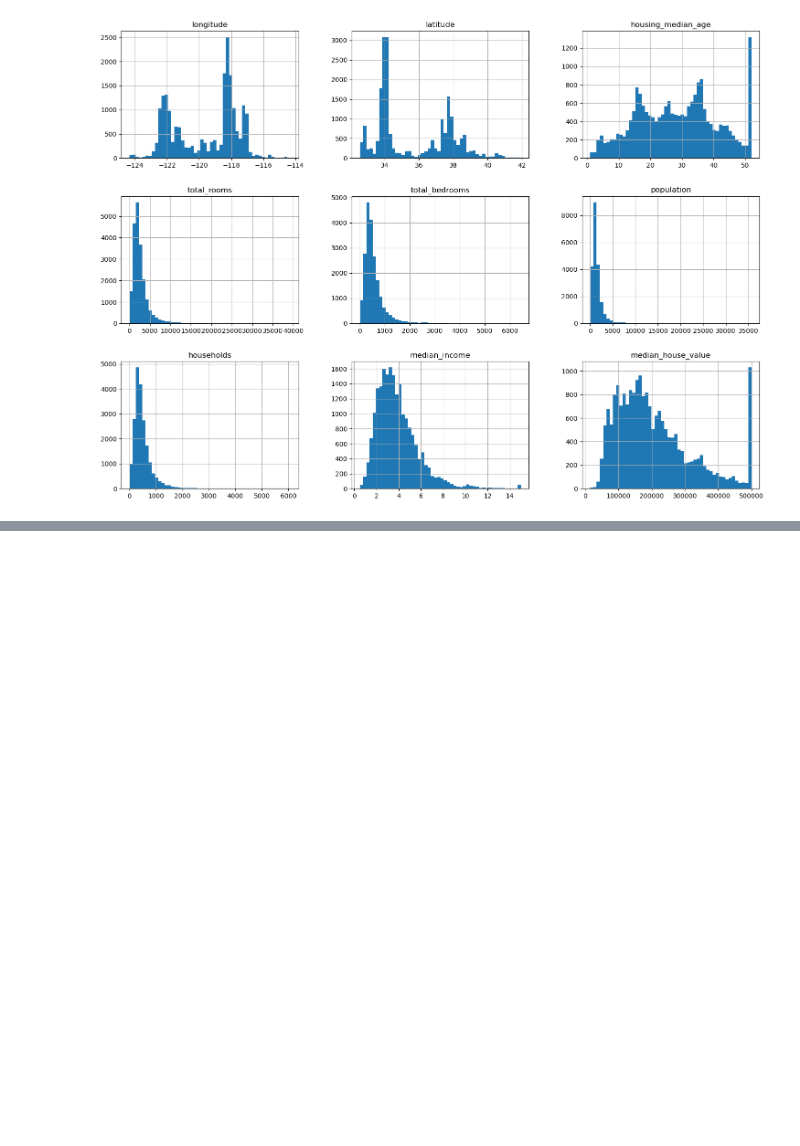
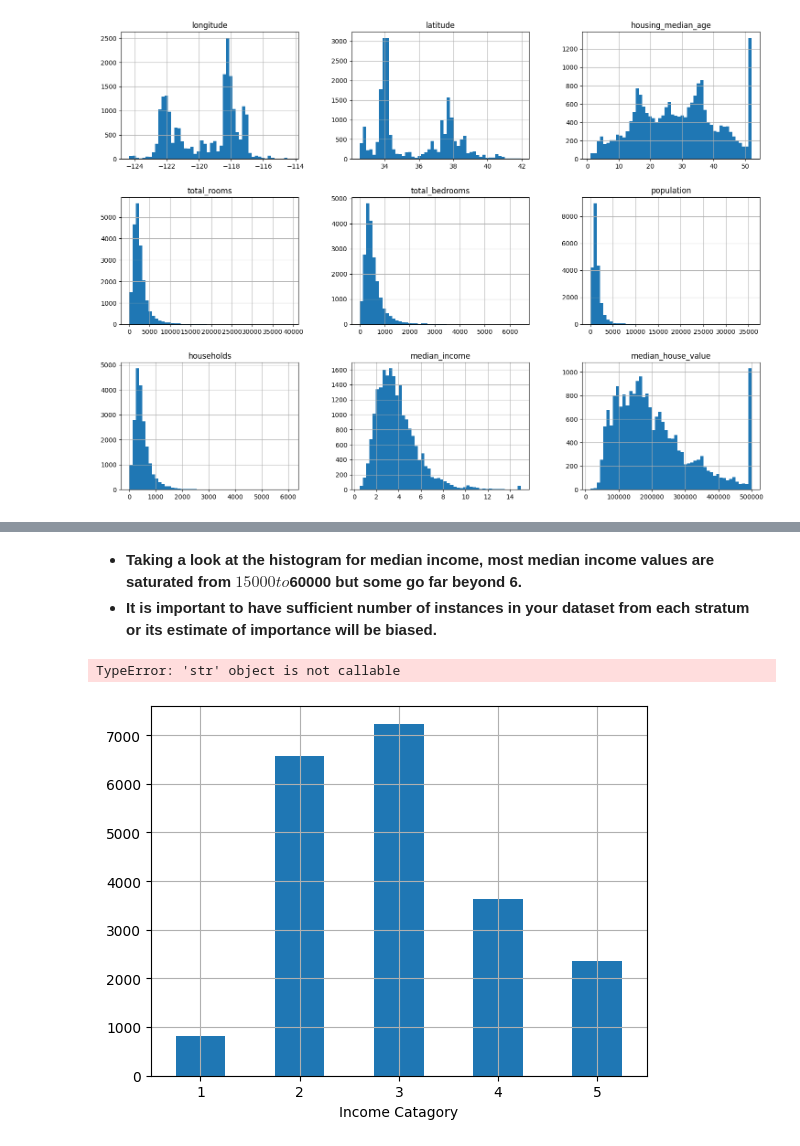
Before and after one commit to SmayanKulkarni/House-Price-Prediction-, a Jupyter notebook: project.ipynb, the cells around one changed output, grey strips where cells are left out. Drawn from its saved outputs; the diff is of its cells as text; code cells hidden in the pictures; blank space fills up the shorter version.

```diff
--- a/project.ipynb
+++ b/project.ipynb
@@ -73,0 +156,14 @@ plt.show();
+# %% [markdown]
+* **Taking a look at the histogram for median income, most median income values are saturated from $15000 to $60000 but some go far beyond 6.**
+* **It is important to have sufficient number of instances in your dataset from each stratum or its estimate of importance will be biased.**
+# %%
+housing['income_cat'] = pd.cut(housing['median_income'], bins = [0., 1.5, 3.0, 4.5, 6., np.inf],
+                                labels = [1,2,3,4,5])
+# %%
+housing['income_cat'].value_counts().sort_index().plot.bar(rot = 0, grid = True)
+plt.xlabel("Income Catagory")
+plt.ylabel("Number of Districts")
+plt.show()
+# %% [output]
+TypeError: 'str' object is not callable
+[figure, added]
```
Also changed, not shown: parts of 13 cells of this notebook.
